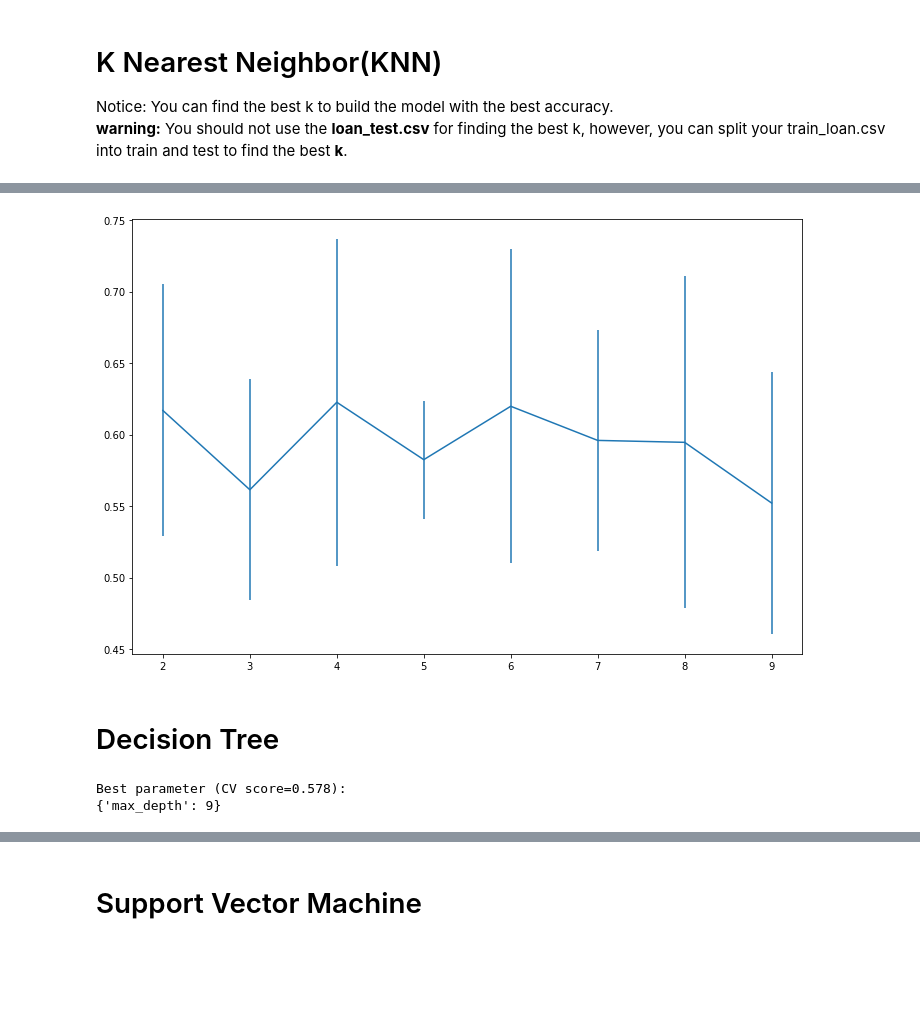
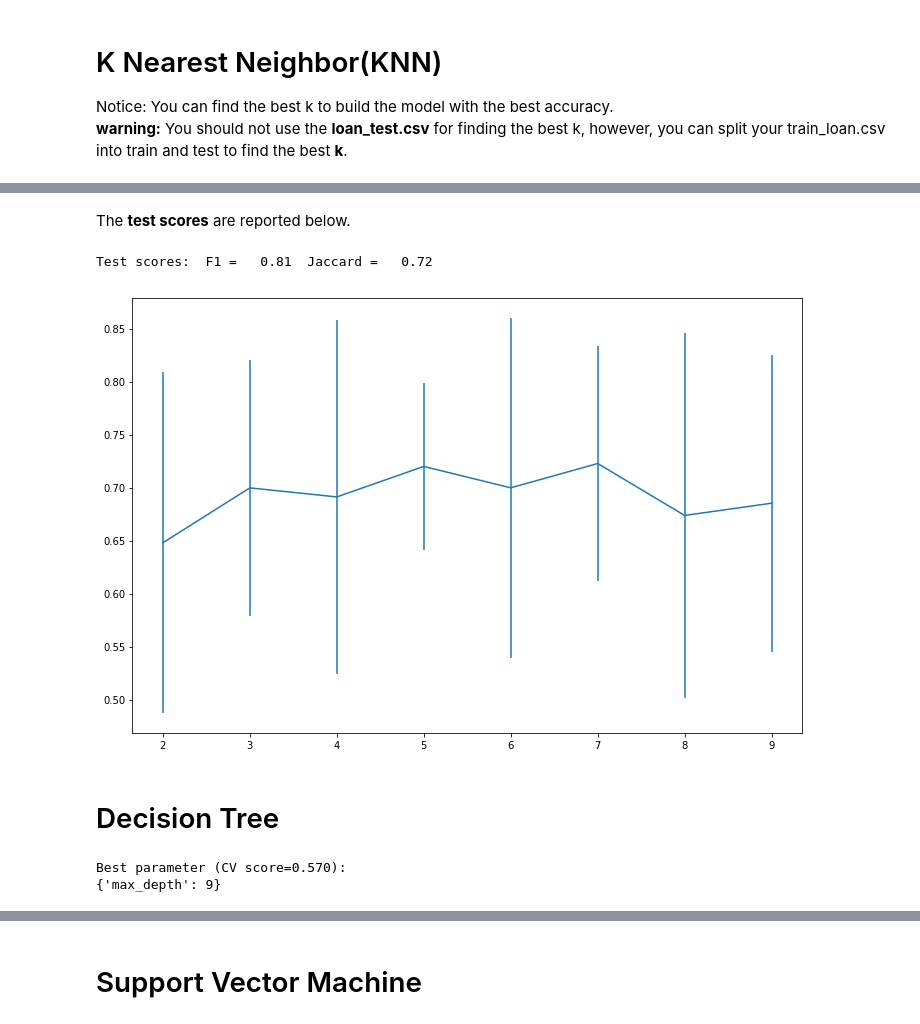
Before and after one commit to manueldeljesus/Coursera_Capstone, a Jupyter notebook: Best_Classifier.ipynb, the cells around one changed output, grey strips where cells are left out. Cells and saved outputs as stored; diff of their text form; code cells hidden in the pictures; blank space fills up the shorter version.

```diff
--- a/Best_Classifier.ipynb
+++ b/Best_Classifier.ipynb
@@ -273,12 +286,17 @@ from sklearn.model_selection import GridSearchCV
 # %%
 parameters = {"n_neighbors": list(range(2, 10))}
 
+scoring = {'jaccard': make_scorer(jaccard_similarity_score),
+           'f1': 'f1',
+           "baccuracy": "balanced_accuracy"}
+
 search = GridSearchCV(KNeighborsClassifier(),
                       parameters,
-                      scoring="balanced_accuracy",
+                      scoring=scoring,
                       iid = False,
                       cv = 5,
-                      return_train_score=True)
+                      return_train_score=True,
+                      refit = "jaccard")
 
 search.fit(X,y)
 print("Best parameter (CV score=%0.3f):" % search.best_score_)
@@ -310,13 +309,23 @@ array([1, 1, 1, 1, 1, 1, 1, 0, 1, 0, 1, 1, 1, 0, 0, 0, 1, 1, 1, 0, 1, 0,
+# %% [markdown]
+The **test scores** are reported below.
+# %%
+bacc_test = search.cv_results_["mean_test_baccuracy"][search.best_index_]
+f1_test = search.cv_results_["mean_test_f1"][search.best_index_]
+jacc_test = search.cv_results_["mean_test_jaccard"][search.best_index_]
+
+print(f"Test scores:  F1 = {f1_test:6.2f}  Jaccard = {jacc_test:6.2f}")
+# %% [output]
+Test scores:  F1 =   0.81  Jaccard =   0.72
 # %%
 x = search.cv_results_["param_n_neighbors"].data
-score = search.cv_results_["mean_test_score"]
-yerr = search.cv_results_["std_test_score"]
+score = search.cv_results_["mean_test_jaccard"]
+yerr = search.cv_results_["std_test_jaccard"]
 
 fig, ax = plt.subplots(figsize=(12,8))
 
 ax.errorbar(x, score, yerr = yerr);
 # %% [output]
-[figure, old version]
+[figure, new version]
 # %% [markdown]
 # Decision Tree
 # %%
@@ -324,12 +333,17 @@ from sklearn.tree import DecisionTreeClassifier
 # %%
 parameters = {"max_depth": list(range(1, 10))}
 
+scoring = {'jaccard': make_scorer(jaccard_similarity_score),
+           'f1': 'f1',
+           "baccuracy": "balanced_accuracy"}
+
 search = GridSearchCV(DecisionTreeClassifier(),
                       parameters,
-                      scoring="balanced_accuracy",
+                      scoring=scoring,
                       iid = False,
                       cv = 5,
-                      return_train_score=True)
+                      return_train_score=True,
+                      refit = "baccuracy")
 
 search.fit(X,y)
 print("Best parameter (CV score=%0.3f):" % search.best_score_)
@@ -337,5 +351,5 @@ print(search.best_params_)
 
 dtc = search.best_estimator_
 # %% [output]
-Best parameter (CV score=0.578):
+Best parameter (CV score=0.570):
 {'max_depth': 9}
```
Also changed, not shown: parts of 18 cells of this notebook.
